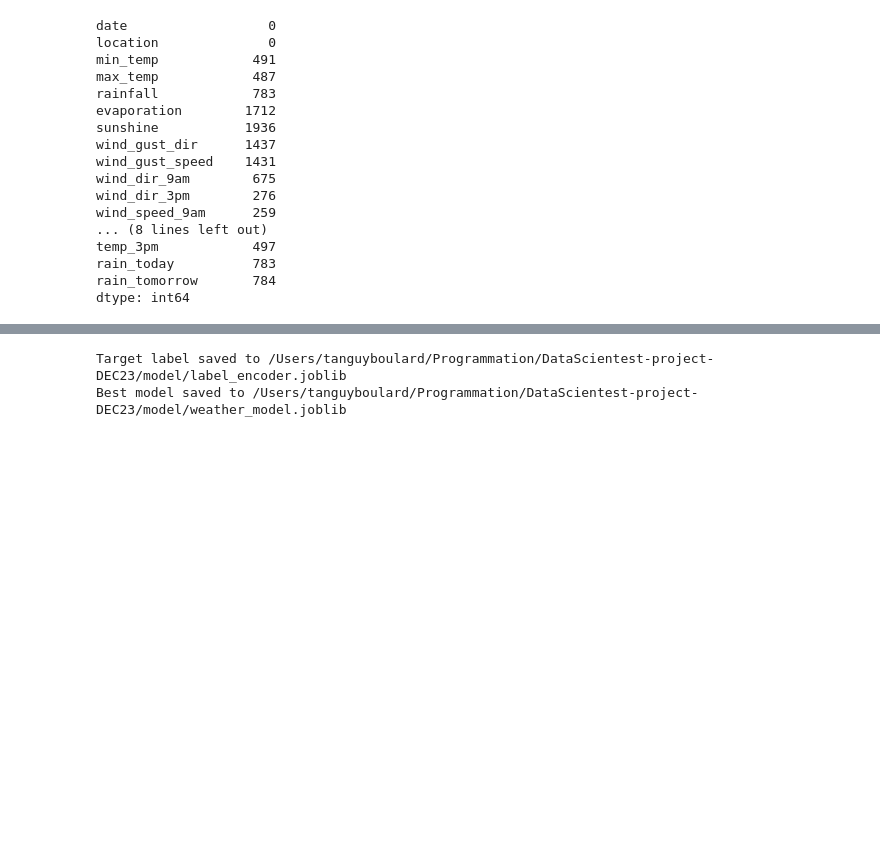
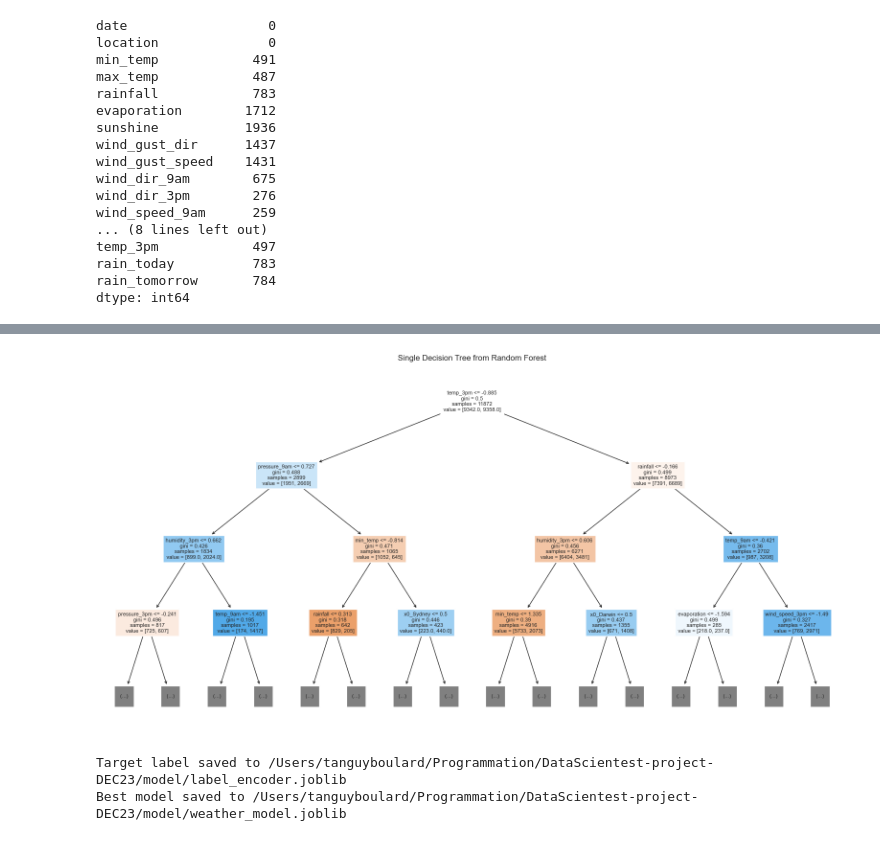
Before and after one commit to TanguyBoulard/DataScientest-project-DEC23, a Jupyter notebook: notebooks/kaggle_study.ipynb, the cells around one changed output, grey strips where cells are left out. Saved outputs shown, nothing was run; the diff lists cells and outputs as text; code cells hidden in the pictures; blank space fills up the shorter version.

```diff
--- a/notebooks/kaggle_study.ipynb
+++ b/notebooks/kaggle_study.ipynb
@@ -382,6 +392,29 @@ def train_best_model(best_model_name: str, X: pd.DataFrame, y: pd.Series) -> Bas
 best_model_name = max(results, key=lambda x: results[x]['f1-score'])
 best_params = results[best_model_name]['best_params']
 best_model = train_best_model(best_model_name, X, y)
+# %%
+def plot_single_tree_from_forest(model, preprocessor, max_depth=3):
+    # Get feature names
+    numeric_features = preprocessor.transformers_[0][2]
+    categorical_features = preprocessor.transformers_[1][1]['onehot'].get_feature_names_out().tolist()
+    feature_names = numeric_features + categorical_features
+
+    # Select a single tree from the forest (e.g., the first one)
+    tree_to_plot = model['model'].estimators_[0]
+
+    plt.figure(figsize=(20, 10))
+    plot_tree(tree_to_plot,
+              feature_names=feature_names,
+              filled=True,
+              fontsize=8,
+              max_depth=max_depth)
+    plt.title("Single Decision Tree from Random Forest")
+    plt.show()
+
+if best_model_name.startswith('Random Forest'):
+    plot_single_tree_from_forest(best_model, preprocessor, max_depth=3)
+# %% [output]
+[figure, added]
 # %%
 label_filename = os.path.join(root_path, "model", "label_encoder.joblib")
 joblib.dump(target_le, label_filename)
```
Also changed, not shown: parts of 11 cells of this notebook, 47 other files.
